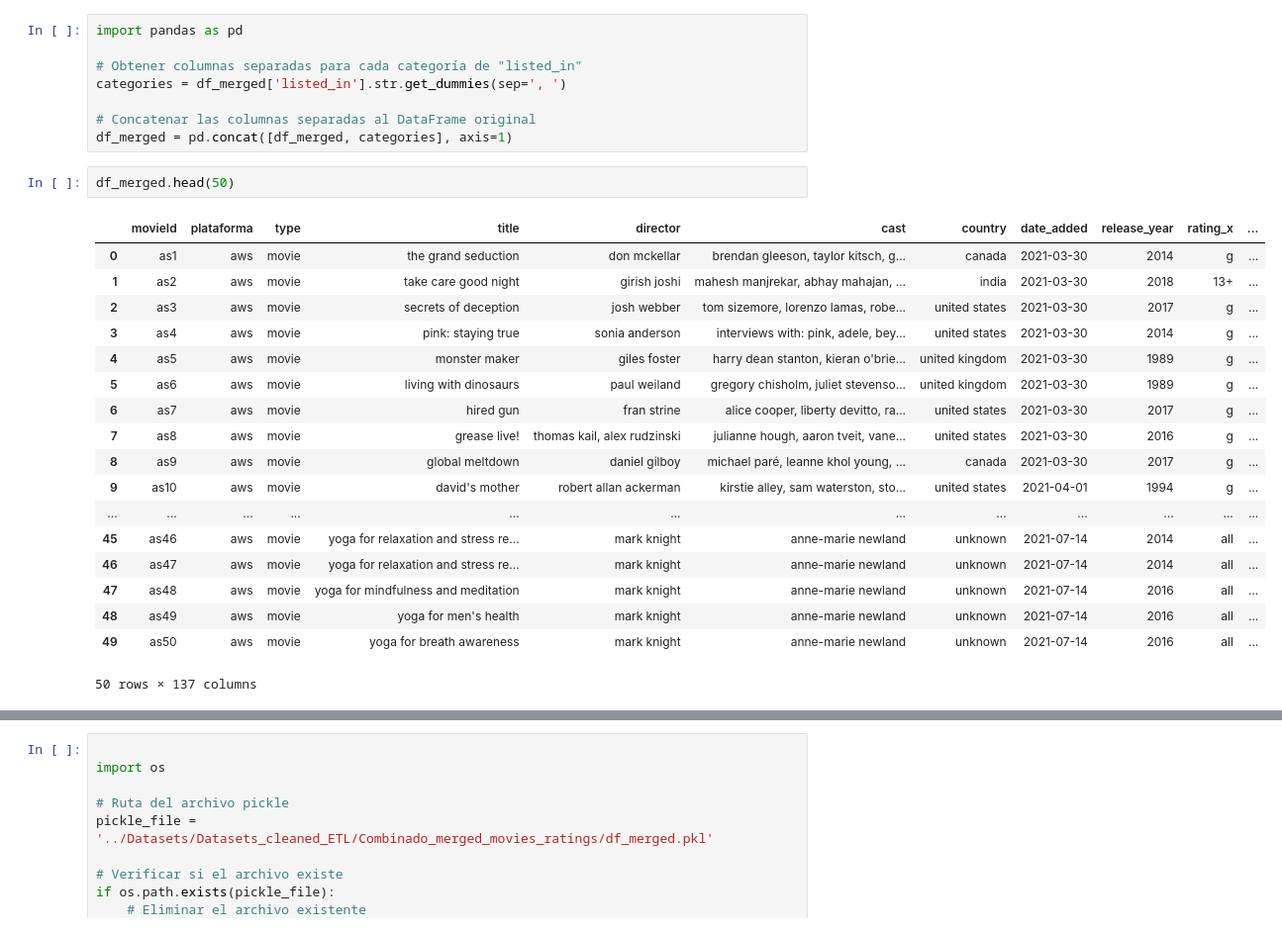
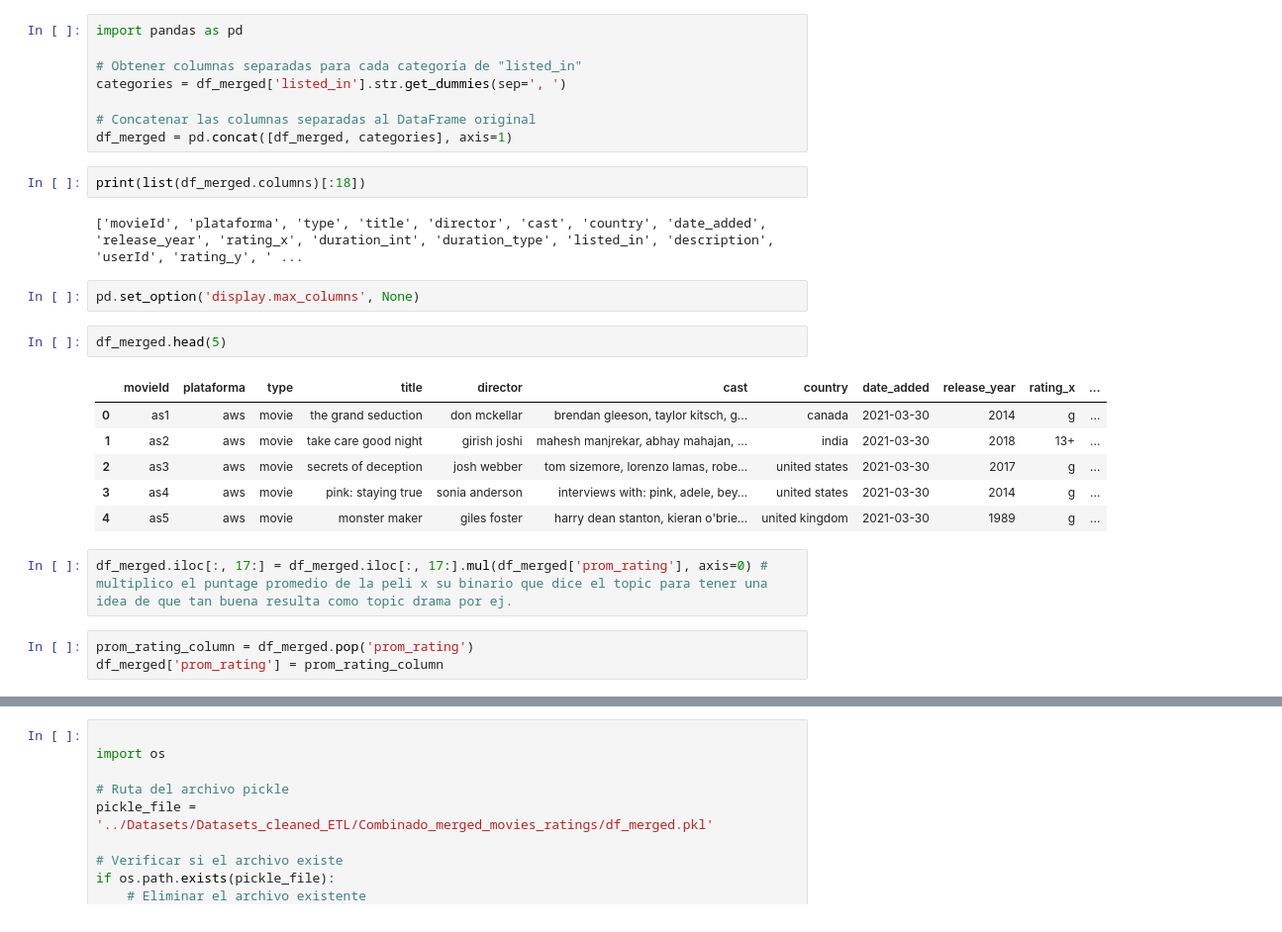
Before and after one commit to Lucaramallo/PI-1---REINTENTO, a Jupyter notebook: ETL/ETL_combinated_movies_ratings.ipynb, the cells around one changed output, grey strips where cells are left out. Shown at 99% size. Saved outputs shown, nothing was run; the diff lists cells and outputs as text.

```diff
--- a/ETL/ETL_combinated_movies_ratings.ipynb
+++ b/ETL/ETL_combinated_movies_ratings.ipynb
@@ -146,24 +146,23 @@ categories = df_merged['listed_in'].str.get_dummies(sep=', ')
 
 # Concatenar las columnas separadas al DataFrame original
 df_merged = pd.concat([df_merged, categories], axis=1)
+# %%
+print(list(df_merged.columns)[:18])
+# %% [output]
+['movieId', 'plataforma', 'type', 'title', 'director', 'cast', 'country', 'date_added', 'release_year', 'rating_x', 'duration_int', 'duration_type', 'listed_in', 'description', 'userId', 'rating_y', ' ...
+# %%
+pd.set_option('display.max_columns', None)
 # %%
-df_merged.head(50)
+df_merged.head(5)
 # %% [output]
 |  | movieId | plataforma | type | title | director | cast | country | date_added | release_year | rating_x | ... |
 | 0 | as1 | aws | movie | the grand seduction | don mckellar | brendan gleeson, taylor kitsch, g... | canada | 2021-03-30 | 2014 | g | ... |
 | 1 | as2 | aws | movie | take care good night | girish joshi | mahesh manjrekar, abhay mahajan, ... | india | 2021-03-30 | 2018 | 13+ | ... |
 | 2 | as3 | aws | movie | secrets of deception | josh webber | tom sizemore, lorenzo lamas, robe... | united states | 2021-03-30 | 2017 | g | ... |
 | 3 | as4 | aws | movie | pink: staying true | sonia anderson | interviews with: pink, adele, bey... | united states | 2021-03-30 | 2014 | g | ... |
 | 4 | as5 | aws | movie | monster maker | giles foster | harry dean stanton, kieran o'brie... | united kingdom | 2021-03-30 | 1989 | g | ... |
-| 5 | as6 | aws | movie | living with dinosaurs | paul weiland | gregory chisholm, juliet stevenso... | united kingdom | 2021-03-30 | 1989 | g | ... |
-| 6 | as7 | aws | movie | hired gun | fran strine | alice cooper, liberty devitto, ra... | united states | 2021-03-30 | 2017 | g | ... |
-| 7 | as8 | aws | movie | grease live! | thomas kail, alex rudzinski | julianne hough, aaron tveit, vane... | united states | 2021-03-30 | 2016 | g | ... |
-| 8 | as9 | aws | movie | global meltdown | daniel gilboy | michael paré, leanne khol young, ... | canada | 2021-03-30 | 2017 | g | ... |
-| 9 | as10 | aws | movie | david's mother | robert allan ackerman | kirstie alley, sam waterston, sto... | united states | 2021-04-01 | 1994 | g | ... |
-| ... | ... | ... | ... | ... | ... | ... | ... | ... | ... | ... | ... |
-| 45 | as46 | aws | movie | yoga for relaxation and stress re... | mark knight | anne-marie newland | unknown | 2021-07-14 | 2014 | all | ... |
-| 46 | as47 | aws | movie | yoga for relaxation and stress re... | mark knight | anne-marie newland | unknown | 2021-07-14 | 2014 | all | ... |
-| 47 | as48 | aws | movie | yoga for mindfulness and meditation | mark knight | anne-marie newland | unknown | 2021-07-14 | 2016 | all | ... |
-| 48 | as49 | aws | movie | yoga for men's health | mark knight | anne-marie newland | unknown | 2021-07-14 | 2016 | all | ... |
-| 49 | as50 | aws | movie | yoga for breath awareness | mark knight | anne-marie newland | unknown | 2021-07-14 | 2016 | all | ... |
-50 rows × 137 columns
+# %%
+df_merged.iloc[:, 17:] = df_merged.iloc[:, 17:].mul(df_merged['prom_rating'], axis=0) # multiplico el puntage promedio de la peli x su binario que dice el topic para tener una idea de que tan buena resulta como topic drama por ej.
+# %%
+prom_rating_column = df_merged.pop('prom_rating')
+df_merged['prom_rating'] = prom_rating_column
```
Also changed, not shown: parts of 11 cells of this notebook, 5 other files.
